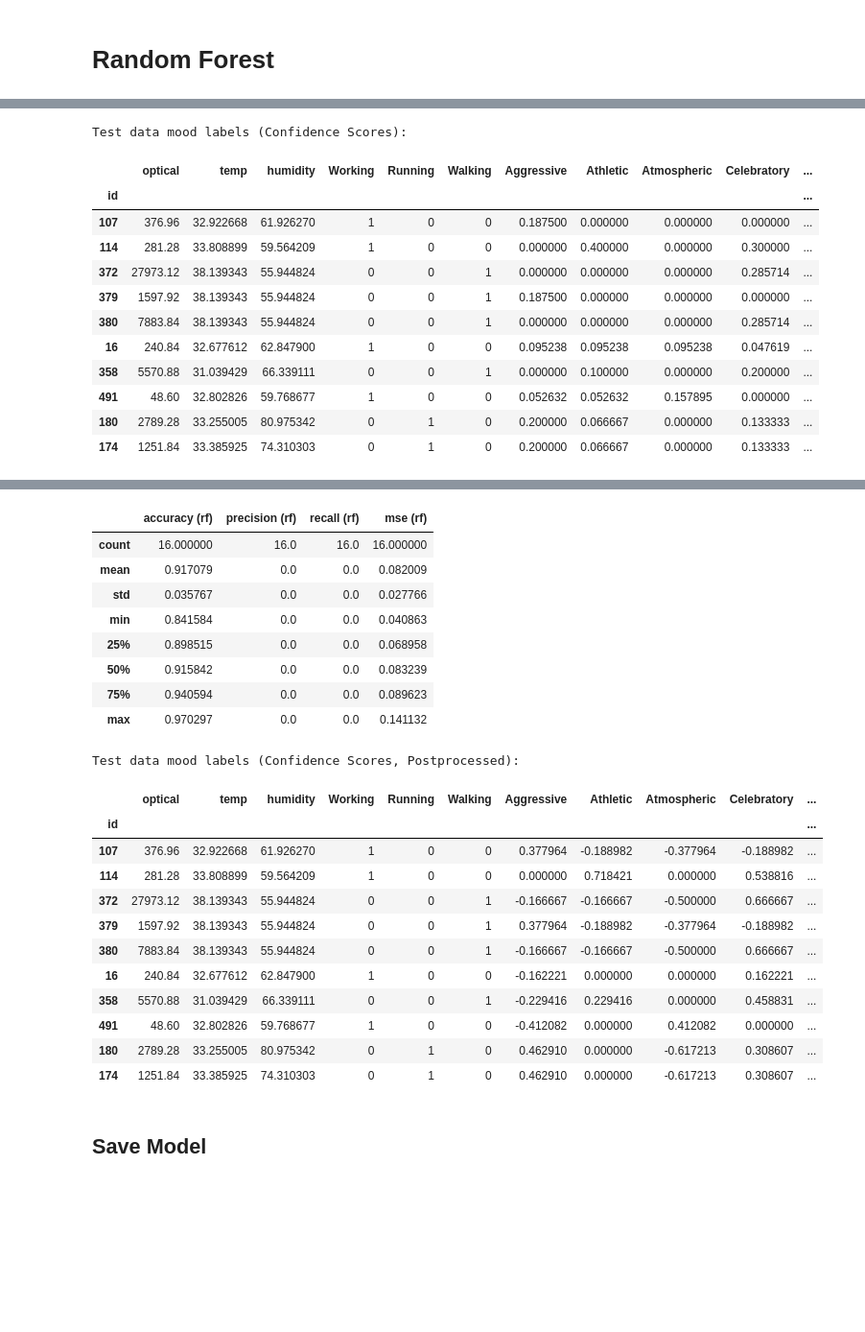
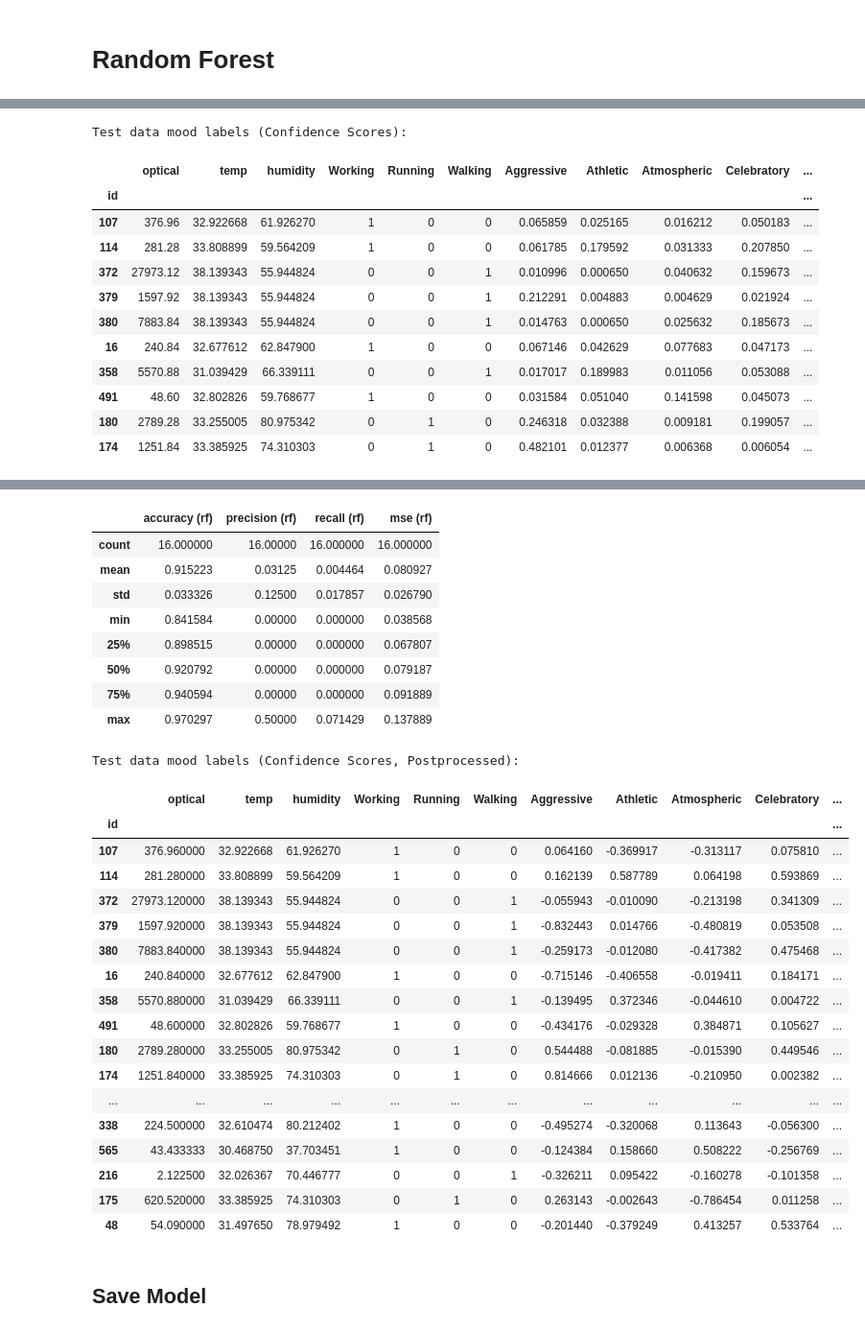
Before and after one commit to ang-zeyu/3237Project, a Jupyter notebook: StatsMethods_song_model_differentIsSkipped.ipynb, the cells around one changed output, grey strips where cells are left out. Shown at 96% size. Cells and saved outputs as stored; diff of their text form; code cells hidden in the pictures; blank space fills up the shorter version.

```diff
--- a/StatsMethods_song_model_differentIsSkipped.ipynb
+++ b/StatsMethods_song_model_differentIsSkipped.ipynb
@@ -409,12 +409,11 @@ from sklearn.tree import DecisionTreeClassifier
 
 params = {
     'criterion':('gini', 'entropy'),
-    'max_depth': list(range(1,21)),
 }
 
 # About the same, can swap back to try. DecisionTreeClassifier much faster
-#rf = GridSearchCV(RandomForestClassifier(), params)
-rf = GridSearchCV(DecisionTreeClassifier(max_features=6, min_samples_split=20, min_samples_leaf=10), params)
+rf = GridSearchCV(RandomForestClassifier(max_depth=7, random_state=0), params)
+#rf = GridSearchCV(DecisionTreeClassifier(max_depth=7), params)
 rf.fit(x_train, y_train)
 rf.best_params_
 # %% [output]
@@ -475,13 +474,11 @@ display(test_eval_rf_df.describe())
 
 
 test_prob_rf_df[NORMAL_MOODS] = test_prob_rf_df[NORMAL_MOODS].to_numpy() - test_prob_rf_df[ANTI_MOODS].to_numpy()
-test_prob_rf_df[ANTI_MOODS] = 0
 test_prob_rf_df.drop(ANTI_MOODS, axis=1, inplace=True)
 
 # Normalize, just for visualization (cosine measure already does it)
 from sklearn.preprocessing import normalize
-moods_normalized = normalize(test_prob_rf_df[NORMAL_MOODS].to_numpy(), axis=1)
-test_prob_rf_df[NORMAL_MOODS] = moods_normalized
+test_prob_rf_df[NORMAL_MOODS] = normalize(test_prob_rf_df[NORMAL_MOODS].to_numpy(), axis=1)
 
 print('Test data mood labels (Confidence Scores, Postprocessed):')
 display(test_prob_rf_df.head(20))
@@ -515,15 +512,15 @@ Test data mood labels (Predicted):
 Test data mood labels (Confidence Scores):
 |  | optical | temp | humidity | Working | Running | Walking | Aggressive | Athletic | Atmospheric | Celebratory | ... |
 | id |  |  |  |  |  |  |  |  |  |  | ... |
-| 107 | 376.96 | 32.922668 | 61.926270 | 1 | 0 | 0 | 0.187500 | 0.000000 | 0.000000 | 0.000000 | ... |
-| 114 | 281.28 | 33.808899 | 59.564209 | 1 | 0 | 0 | 0.000000 | 0.400000 | 0.000000 | 0.300000 | ... |
-| 372 | 27973.12 | 38.139343 | 55.944824 | 0 | 0 | 1 | 0.000000 | 0.000000 | 0.000000 | 0.285714 | ... |
-| 379 | 1597.92 | 38.139343 | 55.944824 | 0 | 0 | 1 | 0.187500 | 0.000000 | 0.000000 | 0.000000 | ... |
-| 380 | 7883.84 | 38.139343 | 55.944824 | 0 | 0 | 1 | 0.000000 | 0.000000 | 0.000000 | 0.285714 | ... |
-| 16 | 240.84 | 32.677612 | 62.847900 | 1 | 0 | 0 | 0.095238 | 0.095238 | 0.095238 | 0.047619 | ... |
-| 358 | 5570.88 | 31.039429 | 66.339111 | 0 | 0 | 1 | 0.000000 | 0.100000 | 0.000000 | 0.200000 | ... |
-| 491 | 48.60 | 32.802826 | 59.768677 | 1 | 0 | 0 | 0.052632 | 0.052632 | 0.157895 | 0.000000 | ... |
-| 180 | 2789.28 | 33.255005 | 80.975342 | 0 | 1 | 0 | 0.200000 | 0.066667 | 0.000000 | 0.133333 | ... |
-| 174 | 1251.84 | 33.385925 | 74.310303 | 0 | 1 | 0 | 0.200000 | 0.066667 | 0.000000 | 0.133333 | ... |
+| 107 | 376.96 | 32.922668 | 61.926270 | 1 | 0 | 0 | 0.065859 | 0.025165 | 0.016212 | 0.050183 | ... |
+| 114 | 281.28 | 33.808899 | 59.564209 | 1 | 0 | 0 | 0.061785 | 0.179592 | 0.031333 | 0.207850 | ... |
+| 372 | 27973.12 | 38.139343 | 55.944824 | 0 | 0 | 1 | 0.010996 | 0.000650 | 0.040632 | 0.159673 | ... |
+| 379 | 1597.92 | 38.139343 | 55.944824 | 0 | 0 | 1 | 0.212291 | 0.004883 | 0.004629 | 0.021924 | ... |
+| 380 | 7883.84 | 38.139343 | 55.944824 | 0 | 0 | 1 | 0.014763 | 0.000650 | 0.025632 | 0.185673 | ... |
+| 16 | 240.84 | 32.677612 | 62.847900 | 1 | 0 | 0 | 0.067146 | 0.042629 | 0.077683 | 0.047173 | ... |
+| 358 | 5570.88 | 31.039429 | 66.339111 | 0 | 0 | 1 | 0.017017 | 0.189983 | 0.011056 | 0.053088 | ... |
+| 491 | 48.60 | 32.802826 | 59.768677 | 1 | 0 | 0 | 0.031584 | 0.051040 | 0.141598 | 0.045073 | ... |
+| 180 | 2789.28 | 33.255005 | 80.975342 | 0 | 1 | 0 | 0.246318 | 0.032388 | 0.009181 | 0.199057 | ... |
+| 174 | 1251.84 | 33.385925 | 74.310303 | 0 | 1 | 0 | 0.482101 | 0.012377 | 0.006368 | 0.006054 | ... |
 |  | accuracy (rf) | precision (rf) | recall (rf) | mse (rf) |
 | mood |  |  |  |  |
@@ -546,25 +543,31 @@ Test data mood labels (Confidence Scores):
 |  | accuracy (rf) | precision (rf) | recall (rf) | mse (rf) |
-| count | 16.000000 | 16.0 | 16.0 | 16.000000 |
-| mean | 0.917079 | 0.0 | 0.0 | 0.082009 |
-| std | 0.035767 | 0.0 | 0.0 | 0.027766 |
-| min | 0.841584 | 0.0 | 0.0 | 0.040863 |
-| 25% | 0.898515 | 0.0 | 0.0 | 0.068958 |
-| 50% | 0.915842 | 0.0 | 0.0 | 0.083239 |
-| 75% | 0.940594 | 0.0 | 0.0 | 0.089623 |
-| max | 0.970297 | 0.0 | 0.0 | 0.141132 |
+| count | 16.000000 | 16.00000 | 16.000000 | 16.000000 |
+| mean | 0.915223 | 0.03125 | 0.004464 | 0.080927 |
+| std | 0.033326 | 0.12500 | 0.017857 | 0.026790 |
+| min | 0.841584 | 0.00000 | 0.000000 | 0.038568 |
+| 25% | 0.898515 | 0.00000 | 0.000000 | 0.067807 |
+| 50% | 0.920792 | 0.00000 | 0.000000 | 0.079187 |
+| 75% | 0.940594 | 0.00000 | 0.000000 | 0.091889 |
+| max | 0.970297 | 0.50000 | 0.071429 | 0.137889 |
 Test data mood labels (Confidence Scores, Postprocessed):
 |  | optical | temp | humidity | Working | Running | Walking | Aggressive | Athletic | Atmospheric | Celebratory | ... |
 | id |  |  |  |  |  |  |  |  |  |  | ... |
-| 107 | 376.96 | 32.922668 | 61.926270 | 1 | 0 | 0 | 0.377964 | -0.188982 | -0.377964 | -0.188982 | ... |
-| 114 | 281.28 | 33.808899 | 59.564209 | 1 | 0 | 0 | 0.000000 | 0.718421 | 0.000000 | 0.538816 | ... |
-| 372 | 27973.12 | 38.139343 | 55.944824 | 0 | 0 | 1 | -0.166667 | -0.166667 | -0.500000 | 0.666667 | ... |
-| 379 | 1597.92 | 38.139343 | 55.944824 | 0 | 0 | 1 | 0.377964 | -0.188982 | -0.377964 | -0.188982 | ... |
-| 380 | 7883.84 | 38.139343 | 55.944824 | 0 | 0 | 1 | -0.166667 | -0.166667 | -0.500000 | 0.666667 | ... |
-| 16 | 240.84 | 32.677612 | 62.847900 | 1 | 0 | 0 | -0.162221 | 0.000000 | 0.000000 | 0.162221 | ... |
-| 358 | 5570.88 | 31.039429 | 66.339111 | 0 | 0 | 1 | -0.229416 | 0.229416 | 0.000000 | 0.458831 | ... |
-| 491 | 48.60 | 32.802826 | 59.768677 | 1 | 0 | 0 | -0.412082 | 0.000000 | 0.412082 | 0.000000 | ... |
-| 180 | 2789.28 | 33.255005 | 80.975342 | 0 | 1 | 0 | 0.462910 | 0.000000 | -0.617213 | 0.308607 | ... |
-| 174 | 1251.84 | 33.385925 | 74.310303 | 0 | 1 | 0 | 0.462910 | 0.000000 | -0.617213 | 0.308607 | ... |
+| 107 | 376.960000 | 32.922668 | 61.926270 | 1 | 0 | 0 | 0.064160 | -0.369917 | -0.313117 | 0.075810 | ... |
+| 114 | 281.280000 | 33.808899 | 59.564209 | 1 | 0 | 0 | 0.162139 | 0.587789 | 0.064198 | 0.593869 | ... |
+| 372 | 27973.120000 | 38.139343 | 55.944824 | 0 | 0 | 1 | -0.055943 | -0.010090 | -0.213198 | 0.341309 | ... |
+| 379 | 1597.920000 | 38.139343 | 55.944824 | 0 | 0 | 1 | -0.832443 | 0.014766 | -0.480819 | 0.053508 | ... |
+| 380 | 7883.840000 | 38.139343 | 55.944824 | 0 | 0 | 1 | -0.259173 | -0.012080 | -0.417382 | 0.475468 | ... |
+| 16 | 240.840000 | 32.677612 | 62.847900 | 1 | 0 | 0 | -0.715146 | -0.406558 | -0.019411 | 0.184171 | ... |
+| 358 | 5570.880000 | 31.039429 | 66.339111 | 0 | 0 | 1 | -0.139495 | 0.372346 | -0.044610 | 0.004722 | ... |
+| 491 | 48.600000 | 32.802826 | 59.768677 | 1 | 0 | 0 | -0.434176 | -0.029328 | 0.384871 | 0.105627 | ... |
+| 180 | 2789.280000 | 33.255005 | 80.975342 | 0 | 1 | 0 | 0.544488 | -0.081885 | -0.015390 | 0.449546 | ... |
+| 174 | 1251.840000 | 33.385925 | 74.310303 | 0 | 1 | 0 | 0.814666 | 0.012136 | -0.210950 | 0.002382 | ... |
+| ... | ... | ... | ... | ... | ... | ... | ... | ... | ... | ... | ... |
+| 338 | 224.500000 | 32.610474 | 80.212402 | 1 | 0 | 0 | -0.495274 | -0.320068 | 0.113643 | -0.056300 | ... |
+| 565 | 43.433333 | 30.468750 | 37.703451 | 1 | 0 | 0 | -0.124384 | 0.158660 | 0.508222 | -0.256769 | ... |
+| 216 | 2.122500 | 32.026367 | 70.446777 | 0 | 0 | 1 | -0.326211 | 0.095422 | -0.160278 | -0.101358 | ... |
+| 175 | 620.520000 | 33.385925 | 74.310303 | 0 | 1 | 0 | 0.263143 | -0.002643 | -0.786454 | 0.011258 | ... |
+| 48 | 54.090000 | 31.497650 | 78.979492 | 1 | 0 | 0 | -0.201440 | -0.379249 | 0.413257 | 0.533764 | ... |
 # %%
 evaluate_df = pd.concat([test_eval_svm_df, test_eval_rf_df], axis=1)
 display(evaluate_df)
```
Also changed, not shown: parts of 2 cells of this notebook.
